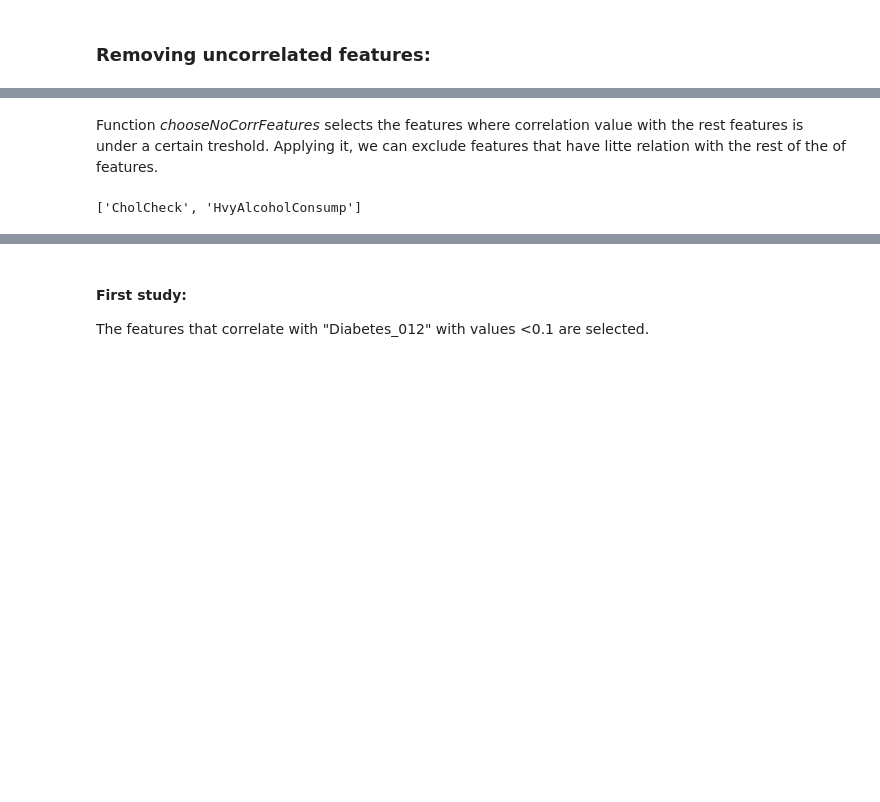
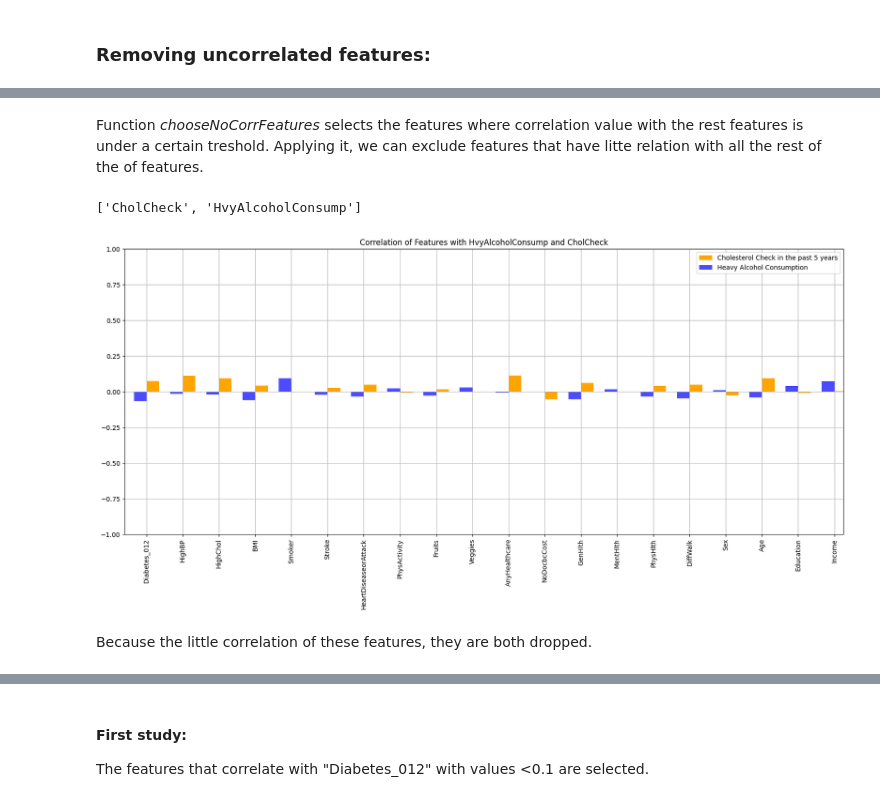
Before and after one commit to AliGarAlon/Diabetes_Project, a Jupyter notebook: diabetes_model.ipynb, the cells around one changed output, grey strips where cells are left out. Cells and saved outputs as stored; diff of their text form; code cells hidden in the pictures; blank space fills up the shorter version.

```diff
--- a/diabetes_model.ipynb
+++ b/diabetes_model.ipynb
@@ -392,11 +390,41 @@ plt.title('Heatmap of percentage of correlation between features in the Whole da
 # %% [markdown]
 Function *chooseNoCorrFeatures* selects the features where correlation value with the rest features is under a certain treshold.
-Applying it, we can exclude features that have litte relation with the rest of the of features.
+Applying it, we can exclude features that have litte relation with all the rest of the of features.
 # %%
 features_no_corr=chooseNoCorrFeatures(0.13, df)
 features_no_corr
 # %% [output]
 ['CholCheck', 'HvyAlcoholConsump']
+# %%
+# Compute correlations
+corr=[] # list
+for feat in features_no_corr:
+    corr.append(df.drop(features_no_corr, axis=1).corrwith(df[features_no_corr[0]]))
+    corr.append(df.drop(features_no_corr, axis=1).corrwith(df[features_no_corr[1]]))
+
+# Plot both correlations in the same graph
+fig, ax = plt.subplots(figsize=(20, 8))
+
+# Set the positions of the x-axis ticks
+indices = np.arange(len(corr[0]))
+indices_alcohol = [i + 0.35 for i in indices]
+
+corr[0].plot(kind='bar', grid=True, width=0.35, color="Orange", label="Cholesterol Check in the past 5 years", position=0)
+corr[1].plot(kind='bar', grid=True, width=0.35, color="Blue", label="Heavy Alcohol Consumption", position=1, alpha=0.7)
+plt.title("Correlation of Features with HvyAlcoholConsump and CholCheck")
+# Set x-axis ticks and labels
+ax.set_xticklabels(corr[0].index)
+# Set y-axis limits
+ax.set_ylim(bottom=-1, top=1)  # Adjust the limits as needed
+# Add legend
+plt.legend()
+
+# Show the plot
+plt.show()
+# %% [output]
+[figure, added]
+# %% [markdown]
+Because the little correlation of these features, they are both dropped.
 # %%
 df.drop(labels=features_no_corr, axis=1, inplace=True)
 df.shape
```
Also changed, not shown: parts of 48 cells of this notebook.
